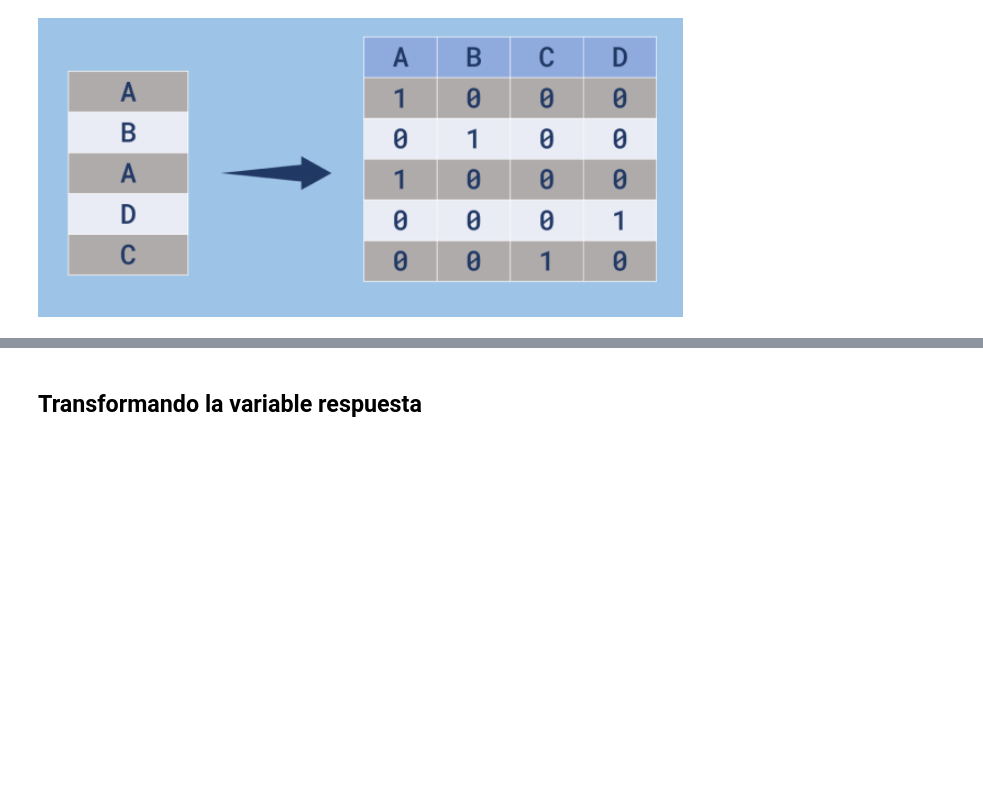
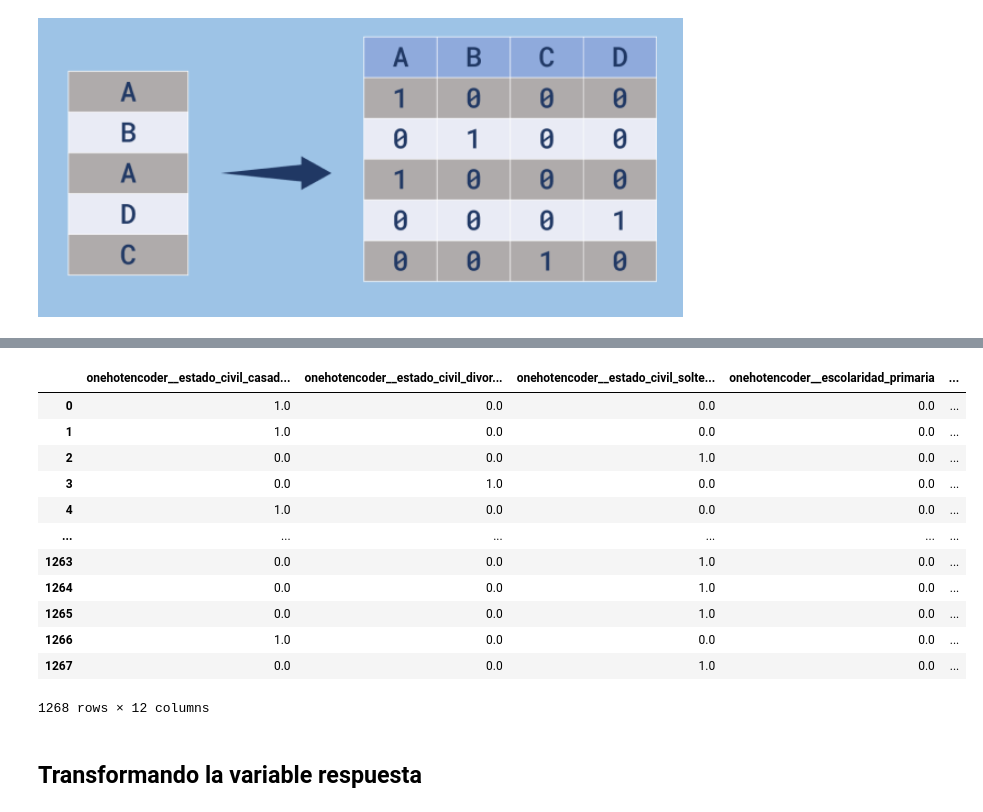
Before and after one commit to Starleen1996/Machine-Learning, a Jupyter notebook: Clasificacion_primeros_pasos_Machine_Learning.ipynb, the cells around one changed output, grey strips where cells are left out. Saved outputs shown, nothing was run; the diff lists cells and outputs as text; code cells hidden in the pictures; blank space fills up the shorter version.

```diff
--- a/Clasificacion_primeros_pasos_Machine_Learning.ipynb
+++ b/Clasificacion_primeros_pasos_Machine_Learning.ipynb
@@ -126,0 +184,34 @@ Los algoritmos de aprendizaje automático no comprenden datos en formato de text
+# %%
+columnas = X.columns # Creamos una variable llamada columnas
+# %%
+#Esto crea un ColumnTransformer (atajo con make_column_transformer) que one-hot-encoda las columnas ['estado_civil','escolaridad','default','prestatario'] y deja el resto de columnas sin transformar (passthrough). El resultado final se fuerza a una matriz densa (no sparse) y se desactiva una comprobación/advertencia relacionada con el formato de las columnas de remainder.
+# make_column_transformer(...)Qué es: es un shorthand (atajo) para construir un ColumnTransformer. Permite aplicar distintos transformadores a subconjuntos de columnas y concatenar los resultados.
+# (OneHotEncoder(drop='if_binary'), ['estado_civil', ...])  OneHotEncoder: transforma variables categóricas en variables dummy (una columna por categoría). Por defecto OneHotEncoder produce una matriz sparse salvo que se le indique lo contrario.
+# drop='if_binary': le dice al encoder que solo para variables con exactamente 2 categorías elimine una de las columnas (es decir, de dos categorías genera 1 dummy en vez de 2). Esto evita colinearidad perfecta en casos binarios (útil para regresiones lineales sin regularización). Para variables con más de 2 categorías no se elimina nada.
+# Lista de columnas: ['estado_civil','escolaridad','default','prestatario'] son las columnas sobre las que se aplicará ese encoder.
+#Nota práctica: si existe la posibilidad de categorías nuevas en datos de transform (no vistas en fit), considera handle_unknown='ignore' para evitar errores en producción.
+# remainder='passthrough' Indica que las columnas no listadas en los transformadores deben pasarse tal cual (sin transformar) y concatenarse con la salida de los transformadores especificados. Si no pones esto, por defecto las otras columnas se eliminan (drop).
+#sparse_threshold=0:
+#Controla si la salida final del ColumnTransformer será sparse (matriz dispersa) o densa (numpy array).
+#Regla general: si hay mezcla de salidas sparse/densas, scikit-learn calculará la densidad y si esa densidad es menor que sparse_threshold devolverá matriz sparse; de lo contrario devolverá densa.
+#sparse_threshold=0 fuerza que siempre se devuelva una matriz densa (útil si quieres evitar trabajar con matrices scipy.sparse).
+#Scikit-learn
+#force_int_remainder_cols=False
+#Parámetro introducido en versiones recientes para controlar el formato interno/alarmas cuando se usa remainder='passthrough'.
+#Ponerlo en False evita ciertas advertencias sobre el formato de las columnas del remainder en transformers_.
+#(Ha sido añadido y su comportamiento/valor por defecto ha ido cambiando y está en proceso de deprecación en versiones más nuevas). En la práctica: si tienes warnings al usar remainder='passthrough', fijar force_int_remainder_cols=False suele silenciarlos.
+one_hot = make_column_transformer((OneHotEncoder(drop='if_binary'),
+                                  ['estado_civil','escolaridad','default','prestatario']),
+                                  remainder='passthrough',
+                                  sparse_threshold=0,
+                                  force_int_remainder_cols=False)
+#sparse_threshold=0 fuerza que siempre se devuelva una matriz densa (útil si quieres evitar trabajar con matrices scipy.sparse).
+#Scikit-learn
+#force_int_remainder_cols=False
+#Parámetro introducido en versiones recientes para controlar el formato interno/alarmas cuando se usa remainder='passthrough'.
+#Ponerlo en False evita ciertas advertencias sobre el formato de las columnas del remainder en transformers_.
+#(Ha sido añadido y su comportamiento/valor por defecto ha ido cambiando y está en proceso de deprecación en versiones más nuevas). En la práctica: si tienes warnings al usar remainder='passthrough', fijar force_int_remainder_cols=False suele silenciarlos.
+# %%
+X = one_hot.fit_transform(X)
+
+# one_hot.fit(X) y one_hot.transform(X) (o fit_transform)normalmente devuelven un ndarray (denso) o scipy.sparse según la configuración (sparse_threshold, OneHotEncoder.sparse_output, etc.). En tu caso sparse_threshold=0 forzará un ndarray denso.
@@ -127,3 +248,19 @@ Los algoritmos de aprendizaje automático no comprenden datos en formato de text
+# %%
+pd.DataFrame(X, columns=one_hot.get_feature_names_out(columnas))
+# %% [output]
+|  | onehotencoder__estado_civil_casad... | onehotencoder__estado_civil_divor... | onehotencoder__estado_civil_solte... | onehotencoder__escolaridad_primaria | ... |
+| 0 | 1.0 | 0.0 | 0.0 | 0.0 | ... |
+| 1 | 1.0 | 0.0 | 0.0 | 0.0 | ... |
+| 2 | 0.0 | 0.0 | 1.0 | 0.0 | ... |
+| 3 | 0.0 | 1.0 | 0.0 | 0.0 | ... |
+| 4 | 1.0 | 0.0 | 0.0 | 0.0 | ... |
+| ... | ... | ... | ... | ... | ... |
+| 1263 | 0.0 | 0.0 | 1.0 | 0.0 | ... |
+| 1264 | 0.0 | 0.0 | 1.0 | 0.0 | ... |
+| 1265 | 0.0 | 0.0 | 1.0 | 0.0 | ... |
+| 1266 | 1.0 | 0.0 | 0.0 | 0.0 | ... |
+| 1267 | 0.0 | 0.0 | 1.0 | 0.0 | ... |
+1268 rows × 12 columns
 # %% [markdown]
 ## Transformando la variable respuesta
 # %% [markdown]
```
Also changed, not shown: parts of 11 cells of this notebook.
